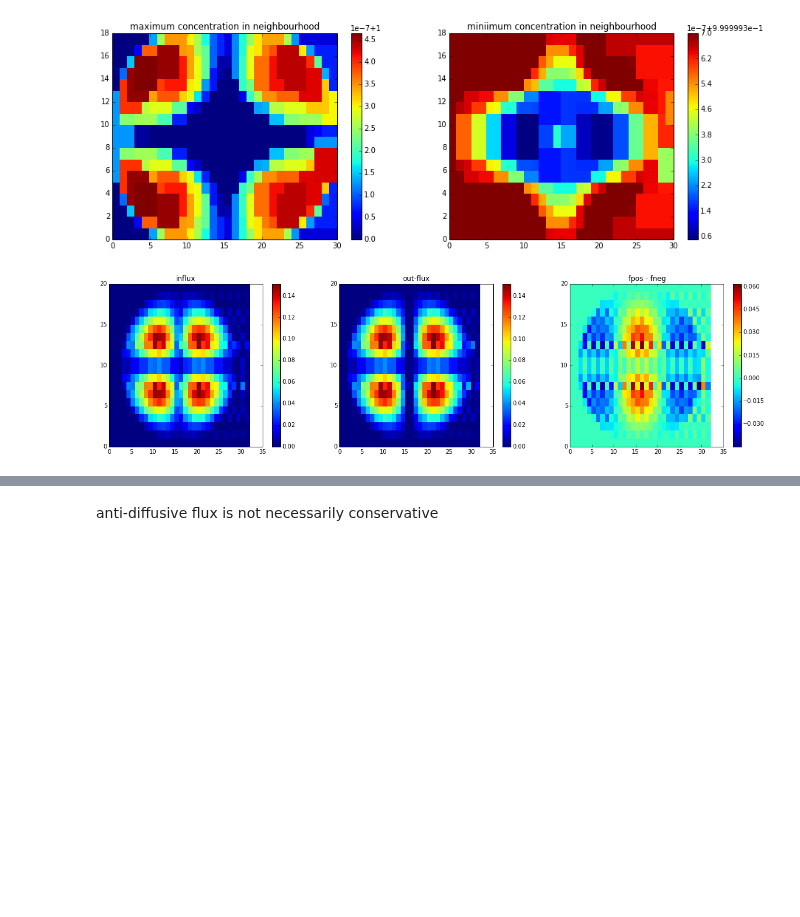
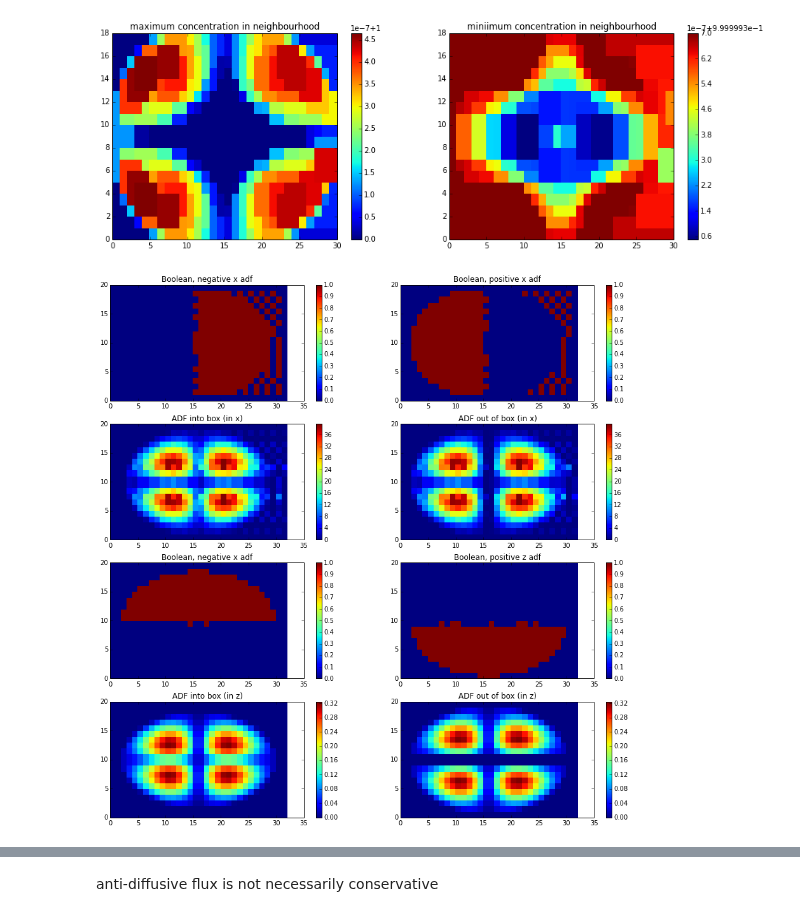
Before and after one commit to UBC-MOAD/pa-th-simple, a Jupyter notebook: prelim-model/Evaluation of 2D TVD - Step 4.ipynb, the cells around one changed output, grey strips where cells are left out. Cells and saved outputs as stored; diff of their text form; code cells hidden in the pictures; blank space fills up the shorter version.

```diff
--- a/prelim-model/Evaluation of 2D TVD - Step 4.ipynb
+++ b/prelim-model/Evaluation of 2D TVD - Step 4.ipynb
@@ -169,39 +221,56 @@ cbar = fig.colorbar(test, ax=axs[1])
 # %%
 # define influx and outflux in x
 xpos = np.zeros((nz, nx)); xneg = np.zeros((nz, nx))
 nfluxx = np.sign(adfx)*0.5*(np.sign(adfx) - 1)                          # dimensionless
 pfluxx = np.sign(adfx)*0.5*(np.sign(adfx) + 1)
 xpos[0:nz, 1:nx] = pfluxx[0:nz, 0:nx-1] * adfx[0:nz, 0:nx-1] - nfluxx[0:nz, 1:nx] * adfx[0:nz, 1:nx]    # conc*velocity
 xpos[0:nz, 0] = - nfluxx[0:nz, 0] * adfx[0:nz, 0]
 xneg[0:nz, 1:nx] = pfluxx[0:nz, 1:nx] * adfx[0:nz, 1:nx] - nfluxx[0:nz, 0:nx-1] * adfx[0:nz, 0:nx-1]
 xneg[0:nz, 0] = pfluxx[0:nz, 0] * adfx[0:nz, 0]
 
+
 # influx and outflux in z
 zpos = np.zeros((nz, nx)); zneg = np.zeros((nz, nx))
 nfluxz = np.sign(adfz)*0.5*(np.sign(adfz) - 1)
 pfluxz = np.sign(adfz)*0.5*(np.sign(adfz) + 1)
 zpos[1:nz, 0:nx] = pfluxz[0:nz-1, 0:nx] * adfz[0:nz-1, 0:nx] - nfluxz[1:nz, 0:nx] * adfz[1:nz, 0:nx]    # conc*velocity
 zpos[0, 0:nx] = - nfluxz[0, 0:nx] * adfz[0, 0:nx]
 zneg[1:nz, 0:nx] = pfluxz[1:nz, 0:nx] * adfz[1:nz, 0:nx] - nfluxz[0:nz-1, 0:nx] * adfz[0:nz-1, 0:nx]
 zneg[0, 0:nx] = pfluxz[0, 0:nx] * adfz[0, 0:nx]
 
-# total influx/outflux
-fpos = xpos/conc.dz + zpos/conc.dx              # units: concentration/time
-fneg = xneg/conc.dz + zneg/conc.dx
+# and plot
+fig, axs = plt.subplots(4,2,figsize=(15,15))
 
-# plot
-fig, axs = plt.subplots(1,3,figsize=(20,5))
+test = axs[0,0].pcolormesh(nfluxx)
+axs[0,0].set_title('Boolean, negative x adf')
+cbar = fig.colorbar(test, ax=axs[0,0])
 
-test = axs[0].pcolormesh(fpos)
-axs[0].set_title('influx')
-cbar = fig.colorbar(test, ax=axs[0])
+test = axs[0,1].pcolormesh(pfluxx)
+axs[0,1].set_title('Boolean, positive x adf')
+cbar = fig.colorbar(test, ax=axs[0,1])
 
-test = axs[1].pcolormesh(fneg)
-axs[1].set_title('out-flux')
-cbar = fig.colorbar(test, ax=axs[1])
+mesh = axs[1,0].pcolormesh(xpos)
+axs[1,0].set_title('ADF into box (in x)')
+cbar = fig.colorbar(mesh, ax=axs[1,0])
 
-test = axs[2].pcolormesh(fpos - fneg)
-axs[2].set_title('fpos - fneg')
-cbar = fig.colorbar(test, ax=axs[2])
+mesh = axs[1,1].pcolormesh(xneg)
+axs[1,1].set_title('ADF out of box (in x)')
+cbar = fig.colorbar(mesh, ax=axs[1,1])
+
+test = axs[2,0].pcolormesh(nfluxz)
+axs[2,0].set_title('Boolean, negative x adf')
+cbar = fig.colorbar(test, ax=axs[2,0])
+
+test = axs[2,1].pcolormesh(pfluxz)
+axs[2,1].set_title('Boolean, positive z adf')
+cbar = fig.colorbar(test, ax=axs[2,1])
+
+mesh = axs[3,0].pcolormesh(zpos)
+axs[3,0].set_title('ADF into box (in z)')
+cbar = fig.colorbar(mesh, ax=axs[3,0])
+
+mesh = axs[3,1].pcolormesh(zneg)
+axs[3,1].set_title('ADF out of box (in z)')
+cbar = fig.colorbar(mesh, ax=axs[3,1])
 # %% [output]
-[figure, old version]
+[figure, new version]
```
Also changed, not shown: parts of 7 cells of this notebook, 1 other file.
